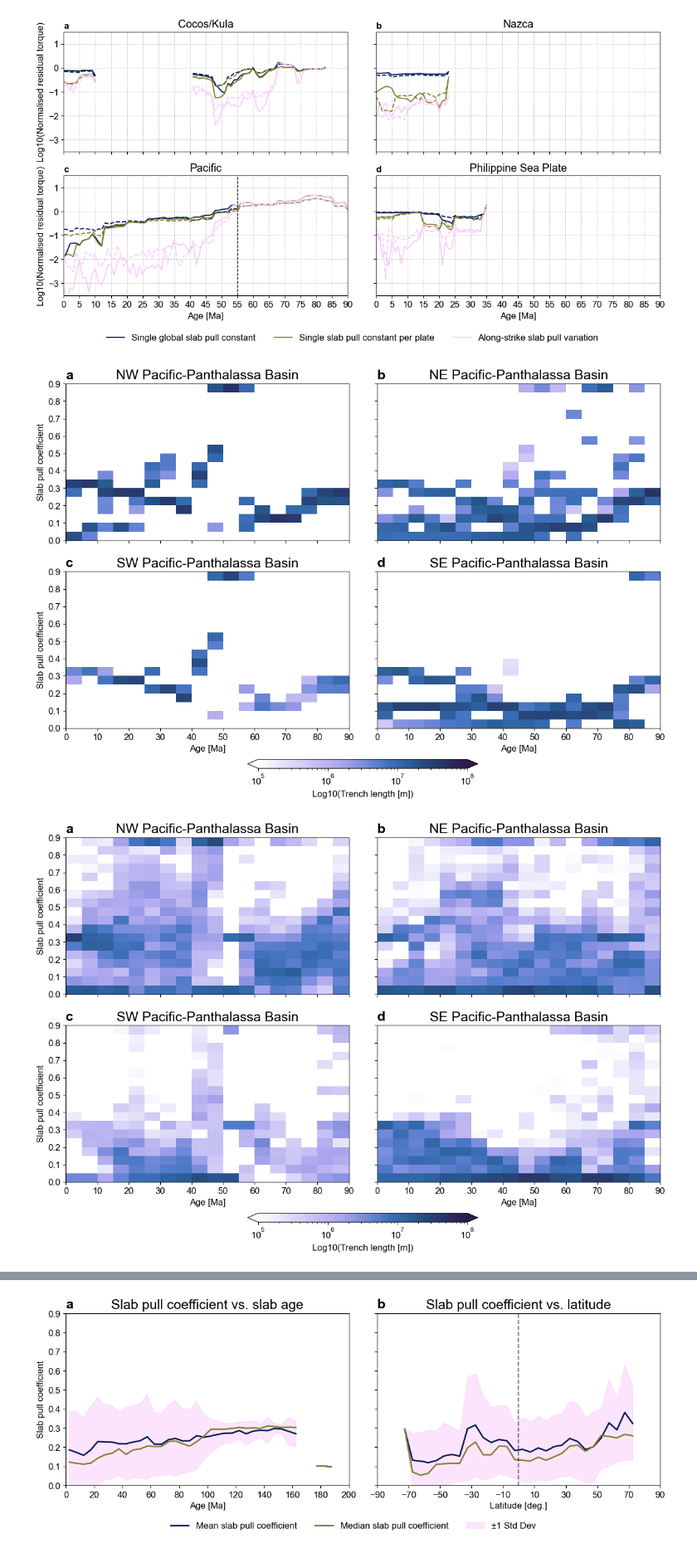
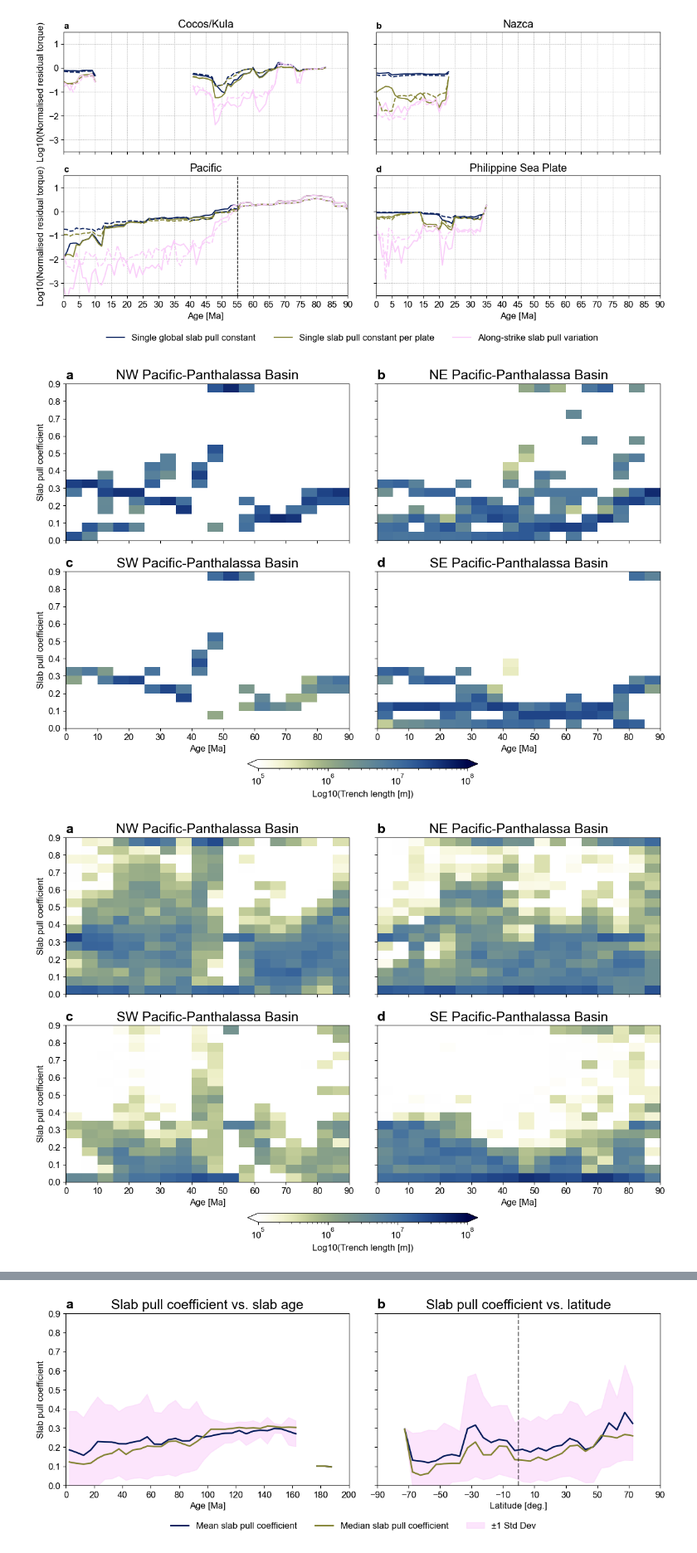
Before and after one commit to thomas-schouten/plato, a Jupyter notebook: notebooks/04b-Slab_pull_optimisation.ipynb, the cells around one changed output, grey strips where cells are left out. Shown at 83% size. Saved outputs shown, nothing was run; the diff lists cells and outputs as text; code cells hidden in the pictures.

```diff
--- a/notebooks/04b-Slab_pull_optimisation.ipynb
+++ b/notebooks/04b-Slab_pull_optimisation.ipynb
@@ -542,39 +542,39 @@ for case in cases:
             weights = np.array(weights)
 
             # Plot using hist2d (2D histogram), weighted by trench segment length
-            h = ax.hist2d(ages, values, bins=[18, 18], cmap="cmc.devon_r", range=[[0, 90], [0, .9]],
+            h = ax.hist2d(ages, values, bins=[18, 18], cmap="cmc.davos_r", range=[[0, 90], [0, .9]],
                 weights=weights, norm=mcolors.LogNorm(vmin=1e5, vmax=1e8))
 
             ax.set_ylim(0, .9)
             ax.set_xlim(0, 90)
 
             ax.set_xticks(np.arange(0, 91, 10))
             ax.set_yticks(np.arange(0, 1, 0.1))
 
             ax.set_xticklabels([]) if i == 0 else None
             ax.set_yticklabels([]) if j == 1 else None
 
             ax.set_xlabel("Age [Ma]") if i == 1 else None
             ax.set_ylabel("Slab pull coefficient") if j == 0 else None
 
             ax.annotate(annotations[m], xy=(0, 1.03), xycoords="axes fraction", fontweight="bold", fontsize=title_fontsize)
 
             m += 1
 
     # Create a new grid for the colorbar
     cax = fig.add_axes([0.362, 0.02, 0.3, 0.02])
 
     # Create a colorbar below the subplots
     cbar = plt.colorbar(h[3], cax=cax, orientation="horizontal", extend="both")
 
     # Set colorbar label
     cbar.set_label("Log10(Trench length [m])", labelpad=5)
 
     # Save figure
     fig.savefig(os.path.join(figs_dir, f"M2016_slab_pull_coefficient_vs_time_{case}.png"), bbox_inches="tight", dpi=300)
 
     # Show figure
     plt.show()
 # %% [output]
-[figure, old version]
+[figure, new version]
-[figure, old version]
+[figure, new version]
```
Also changed, not shown: parts of 1 cell of this notebook, 9 other files.
